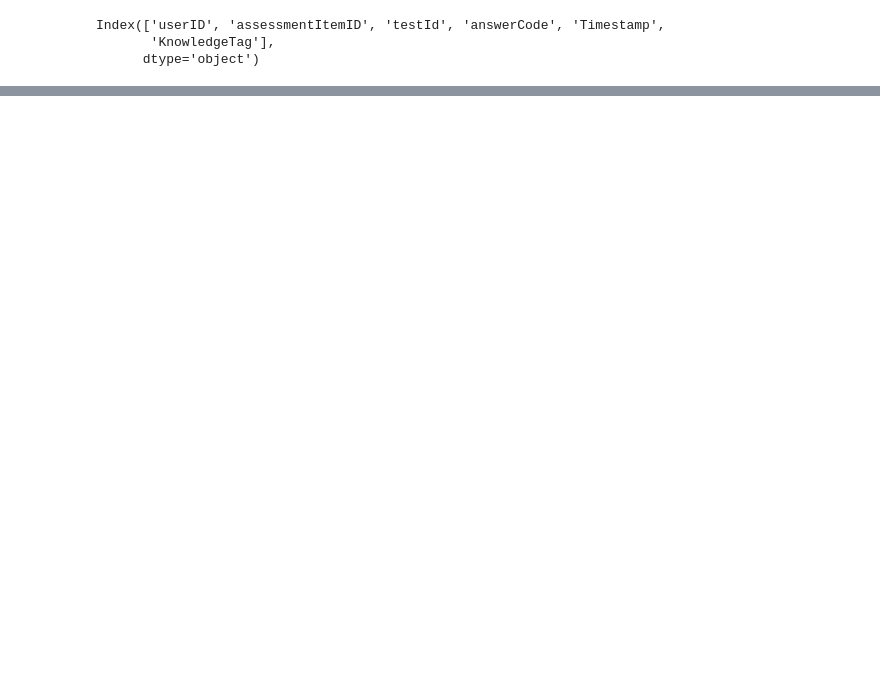
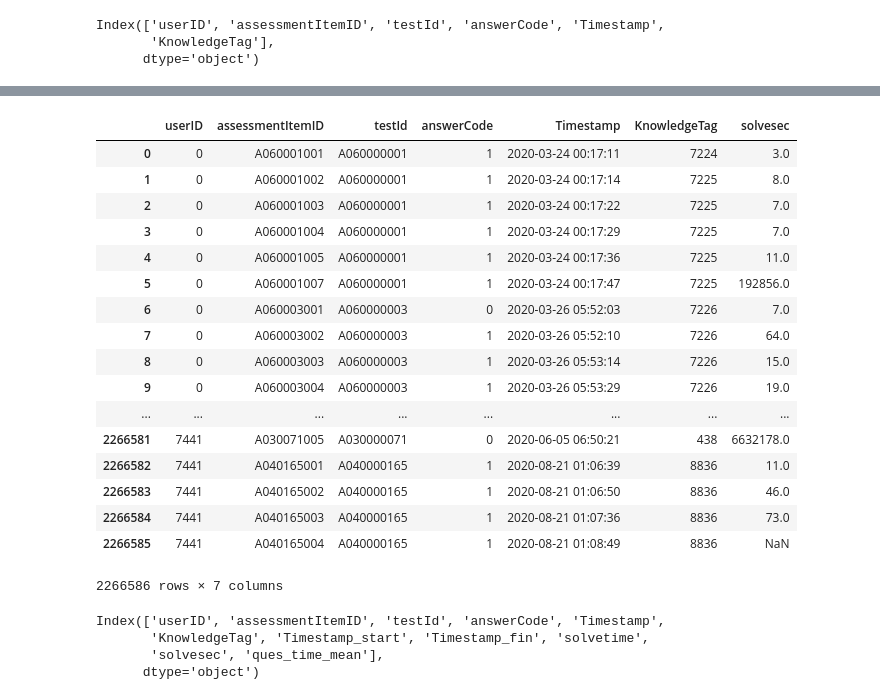
Before and after one commit to boostcampaitech4lv23recsys2/level2_dkt_recsys-level2-recsys-08, a Jupyter notebook: FeatrueEngineering/FE_lnh.ipynb, the cells around one changed output, grey strips where cells are left out. Drawn from its saved outputs; the diff is of its cells as text; code cells hidden in the pictures; blank space fills up the shorter version.

```diff
--- a/FeatrueEngineering/FE_lnh.ipynb
+++ b/FeatrueEngineering/FE_lnh.ipynb
@@ -49,0 +242,28 @@ edu_time_df['correct_per_hour'] = edu_time_df['hour'].map(hour_dict)
+# %%
+train2.drop(['Timestamp_start','Timestamp_fin','solvetime','ques_time_mean'], axis=1)
+# %% [output]
+|  | userID | assessmentItemID | testId | answerCode | Timestamp | KnowledgeTag | solvesec |
+| 0 | 0 | A060001001 | A060000001 | 1 | 2020-03-24 00:17:11 | 7224 | 3.0 |
+| 1 | 0 | A060001002 | A060000001 | 1 | 2020-03-24 00:17:14 | 7225 | 8.0 |
+| 2 | 0 | A060001003 | A060000001 | 1 | 2020-03-24 00:17:22 | 7225 | 7.0 |
+| 3 | 0 | A060001004 | A060000001 | 1 | 2020-03-24 00:17:29 | 7225 | 7.0 |
+| 4 | 0 | A060001005 | A060000001 | 1 | 2020-03-24 00:17:36 | 7225 | 11.0 |
+| 5 | 0 | A060001007 | A060000001 | 1 | 2020-03-24 00:17:47 | 7225 | 192856.0 |
+| 6 | 0 | A060003001 | A060000003 | 0 | 2020-03-26 05:52:03 | 7226 | 7.0 |
+| 7 | 0 | A060003002 | A060000003 | 1 | 2020-03-26 05:52:10 | 7226 | 64.0 |
+| 8 | 0 | A060003003 | A060000003 | 1 | 2020-03-26 05:53:14 | 7226 | 15.0 |
+| 9 | 0 | A060003004 | A060000003 | 1 | 2020-03-26 05:53:29 | 7226 | 19.0 |
+| ... | ... | ... | ... | ... | ... | ... | ... |
+| 2266581 | 7441 | A030071005 | A030000071 | 0 | 2020-06-05 06:50:21 | 438 | 6632178.0 |
+| 2266582 | 7441 | A040165001 | A040000165 | 1 | 2020-08-21 01:06:39 | 8836 | 11.0 |
+| 2266583 | 7441 | A040165002 | A040000165 | 1 | 2020-08-21 01:06:50 | 8836 | 46.0 |
+| 2266584 | 7441 | A040165003 | A040000165 | 1 | 2020-08-21 01:07:36 | 8836 | 73.0 |
+| 2266585 | 7441 | A040165004 | A040000165 | 1 | 2020-08-21 01:08:49 | 8836 | NaN |
+2266586 rows × 7 columns
+# %%
+train.columns
+# %% [output]
+Index(['userID', 'assessmentItemID', 'testId', 'answerCode', 'Timestamp',
+       'KnowledgeTag', 'Timestamp_start', 'Timestamp_fin', 'solvetime',
+       'solvesec', 'ques_time_mean'],
+      dtype='object')
```
Also changed, not shown: parts of 22 cells of this notebook, 5 other files.
